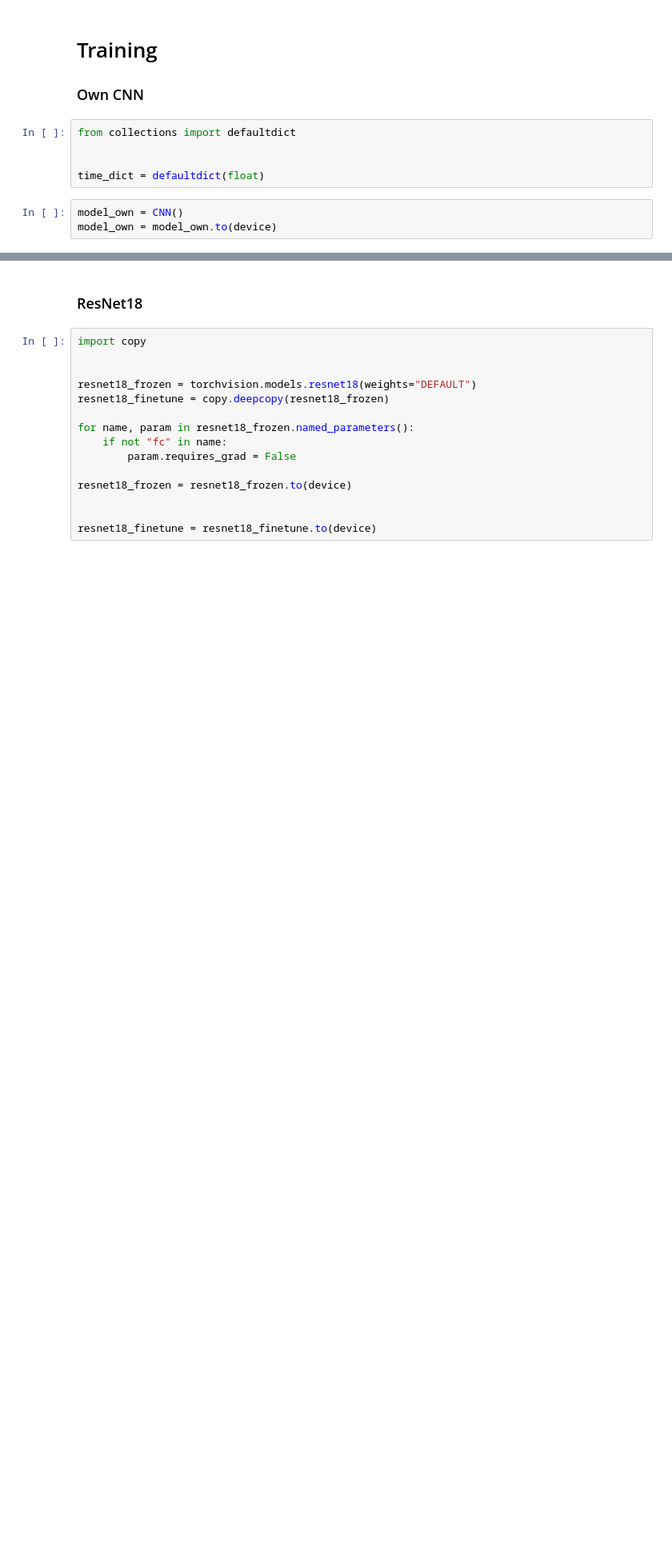
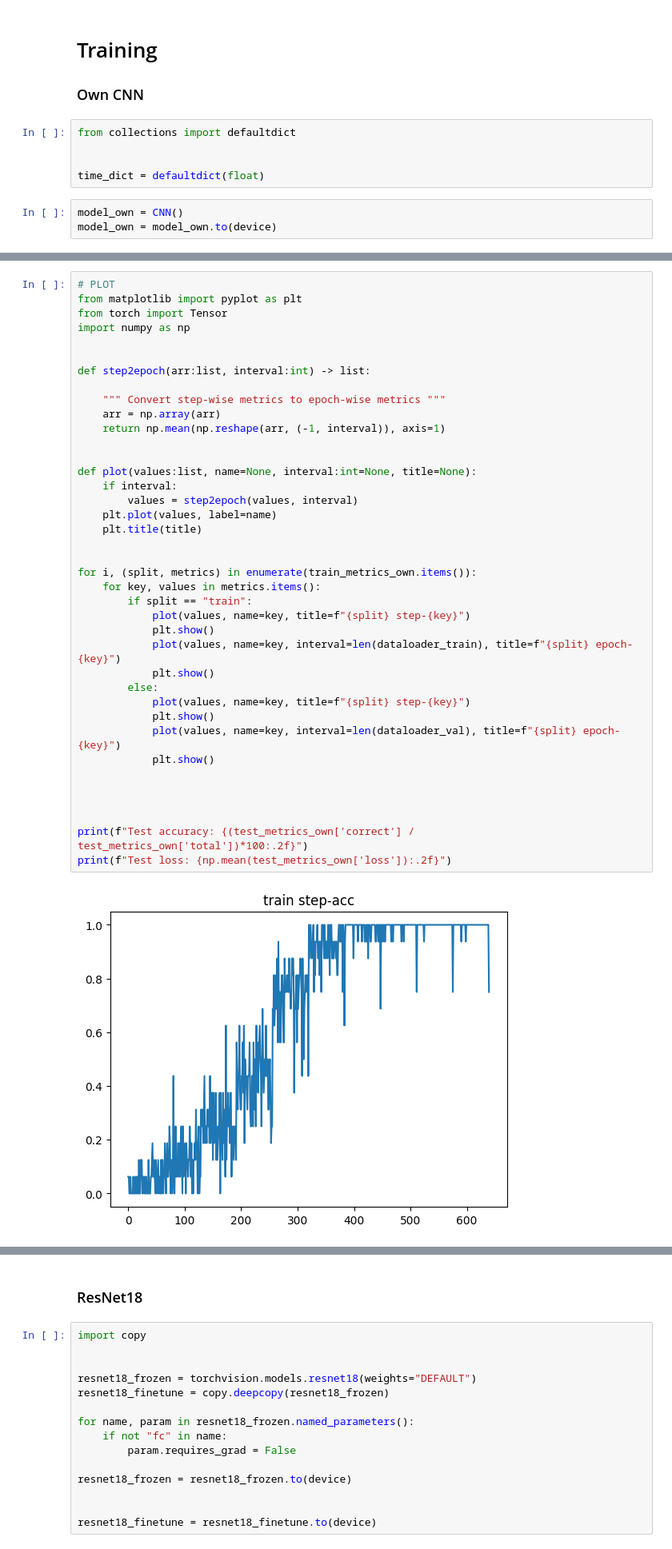
Before and after one commit to ilyii/deep-learning, a Jupyter notebook: transfer-learning/assignment.ipynb, the cells around one changed output, grey strips where cells are left out. Shown at 80% size. Cells and saved outputs as stored; diff of their text form; blank space fills up the shorter version.

```diff
--- a/transfer-learning/assignment.ipynb
+++ b/transfer-learning/assignment.ipynb
@@ -262,0 +236,41 @@ Test loss: 3.34
+# %%
+# PLOT
+from matplotlib import pyplot as plt
+from torch import Tensor
+import numpy as np
+
+
+def step2epoch(arr:list, interval:int) -> list:
+
+    """ Convert step-wise metrics to epoch-wise metrics """
+    arr = np.array(arr)
+    return np.mean(np.reshape(arr, (-1, interval)), axis=1)
+
+
+def plot(values:list, name=None, interval:int=None, title=None):
+    if interval:
+        values = step2epoch(values, interval)
+    plt.plot(values, label=name)
+    plt.title(title)
+
+
+for i, (split, metrics) in enumerate(train_metrics_own.items()):
+    for key, values in metrics.items():
+        if split == "train":
+            plot(values, name=key, title=f"{split} step-{key}")
+            plt.show()
+            plot(values, name=key, interval=len(dataloader_train), title=f"{split} epoch-{key}")
+            plt.show()
+        else:
+            plot(values, name=key, title=f"{split} step-{key}")
+            plt.show()
+            plot(values, name=key, interval=len(dataloader_val), title=f"{split} epoch-{key}")
+            plt.show()
+
+
+
+
+print(f"Test accuracy: {(test_metrics_own['correct'] / test_metrics_own['total'])*100:.2f}")
+print(f"Test loss: {np.mean(test_metrics_own['loss']):.2f}")
+# %% [output]
+[figure, added]
```
Also changed, not shown: parts of 18 cells of this notebook, 1 other file.
